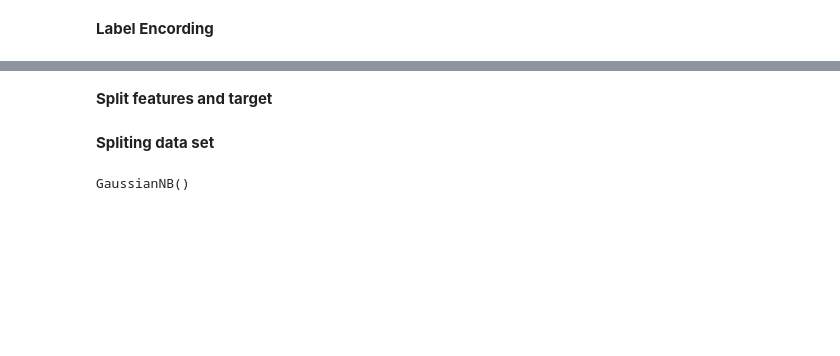
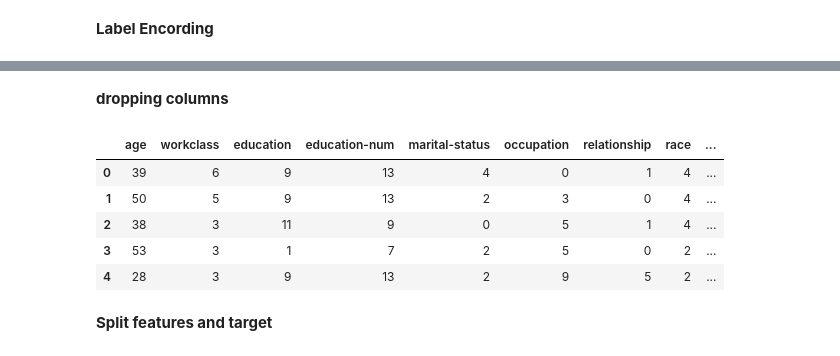
Before and after one commit to sevinduImsara/ML_CW, a Jupyter notebook: ML_CW.ipynb, the cells around one changed output, grey strips where cells are left out. Cells and saved outputs as stored; diff of their text form; code cells hidden in the pictures; blank space fills up the shorter version.

```diff
--- a/ML_CW.ipynb
+++ b/ML_CW.ipynb
@@ -347,7 +396,17 @@ sns.heatmap(X.corr())
+# %% [markdown]
+**dropping columns**
+# %%
+X=X.drop(['fnlwgt'], axis = 1)
+X.head()
+# %% [output]
+|  | age | workclass | education | education-num | marital-status | occupation | relationship | race | ... |
+| 0 | 39 | 6 | 9 | 13 | 4 | 0 | 1 | 4 | ... |
+| 1 | 50 | 5 | 9 | 13 | 2 | 3 | 0 | 4 | ... |
+| 2 | 38 | 3 | 11 | 9 | 0 | 5 | 1 | 4 | ... |
+| 3 | 53 | 3 | 1 | 7 | 2 | 5 | 0 | 2 | ... |
+| 4 | 28 | 3 | 9 | 13 | 2 | 9 | 5 | 2 | ... |
 # %% [markdown]
 **Split features and target**
 # %%
 x = X.drop(['income'], axis = 1)
 y = X['income']
-# %% [markdown]
-**Spliting data set**
@@ -357,6 +412,0 @@ x_train, x_test, y_train, y_test = train_test_split(x,y, test_size = 0.2)
-# %%
-from sklearn.naive_bayes import GaussianNB
-gb = GaussianNB()
-gb.fit(x_train,y_train)
-# %% [output]
-GaussianNB()
```
Also changed, not shown: parts of 20 cells of this notebook.
